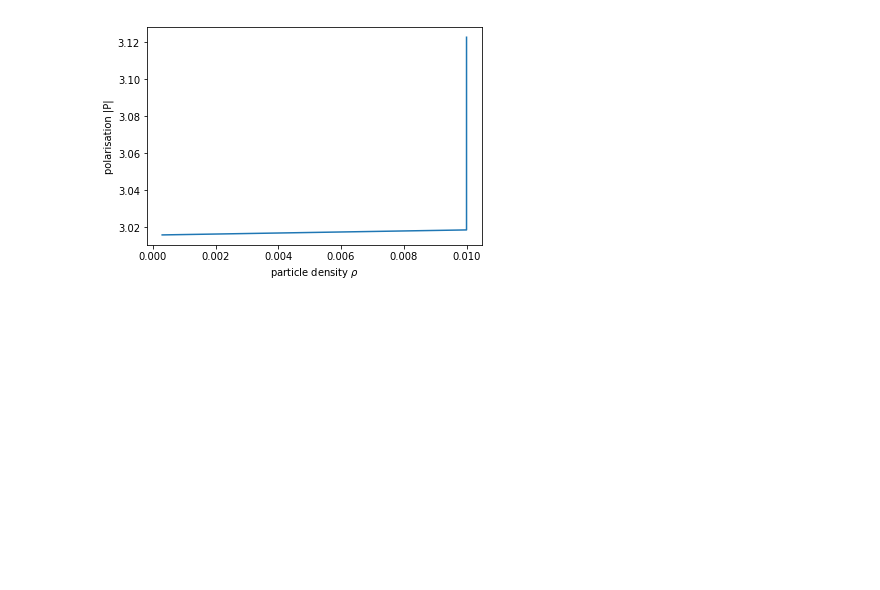
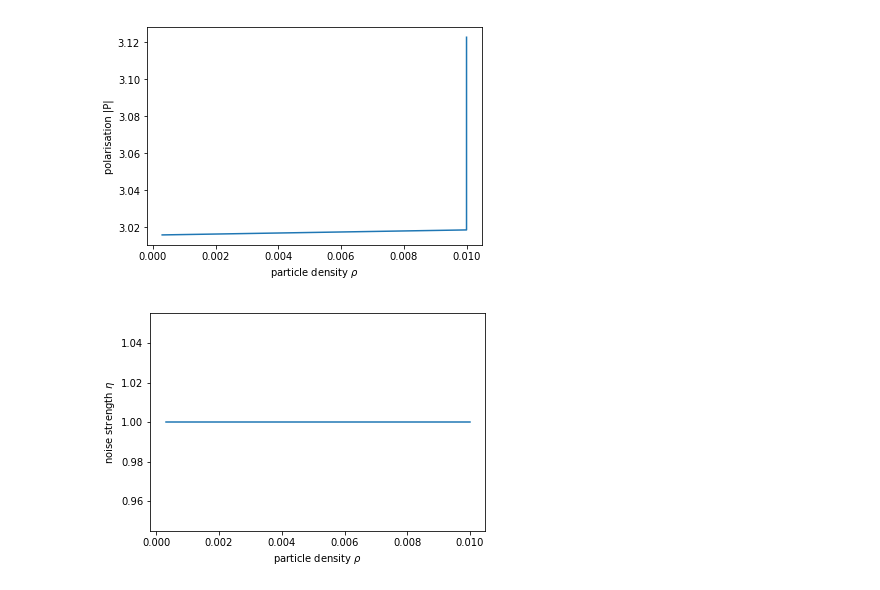
Before and after one commit to mgaimann/pol19-vicsek-model, a Jupyter notebook: src/evaluation.ipynb, the cells around one changed output. Drawn from its saved outputs; the diff is of its cells as text; code cells hidden in the pictures; blank space fills up the shorter version.

```diff
--- a/src/evaluation.ipynb
+++ b/src/evaluation.ipynb
@@ -176,3 +178,13 @@ plt.savefig('density_polarisation.png')
 plt.show()
 # %% [output]
 [figure]
+# %%
+#eta-rho-plot
+plt.figure()
+plt.plot(rho,eta)
+plt.xlabel(r'particle density $\rho$')
+plt.ylabel(r'noise strength $\eta$')
+plt.savefig(path+'density_noise.png')
+plt.show()
+# %% [output]
+[figure, added]
```
Also changed, not shown: parts of 2 cells of this notebook.
